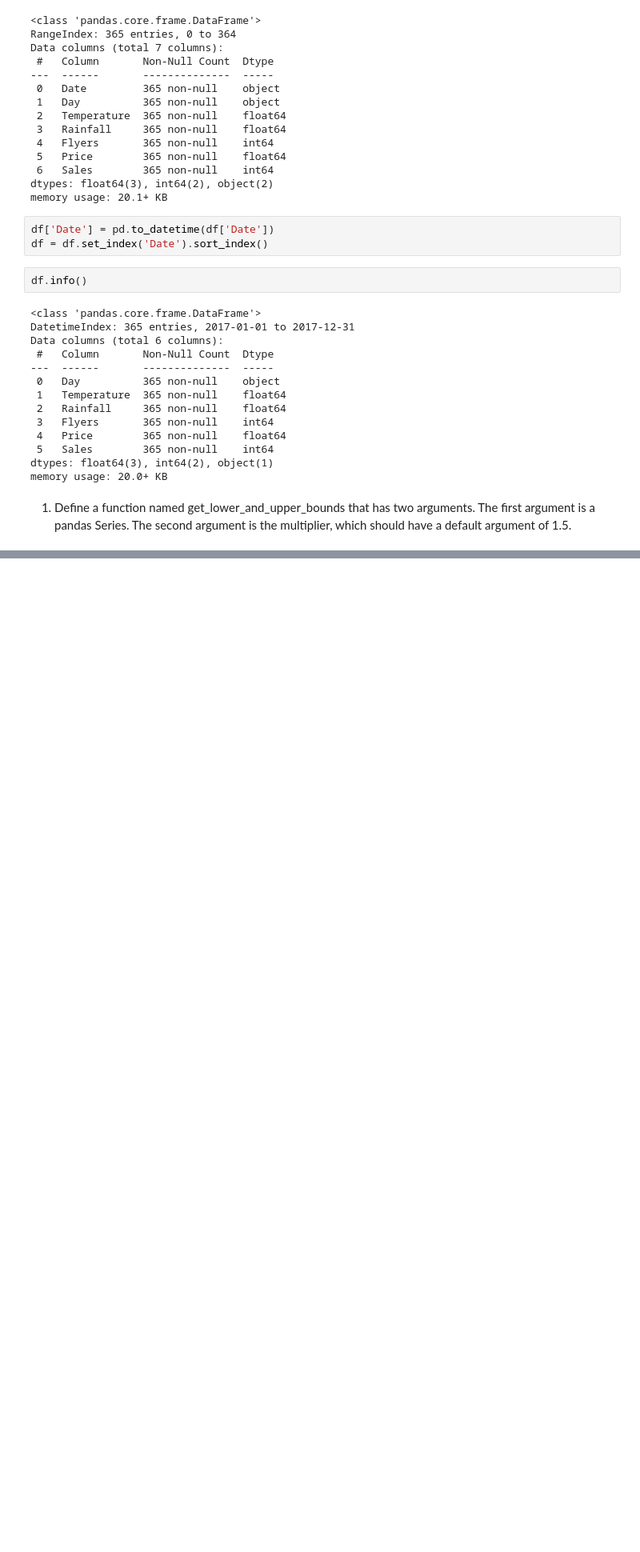
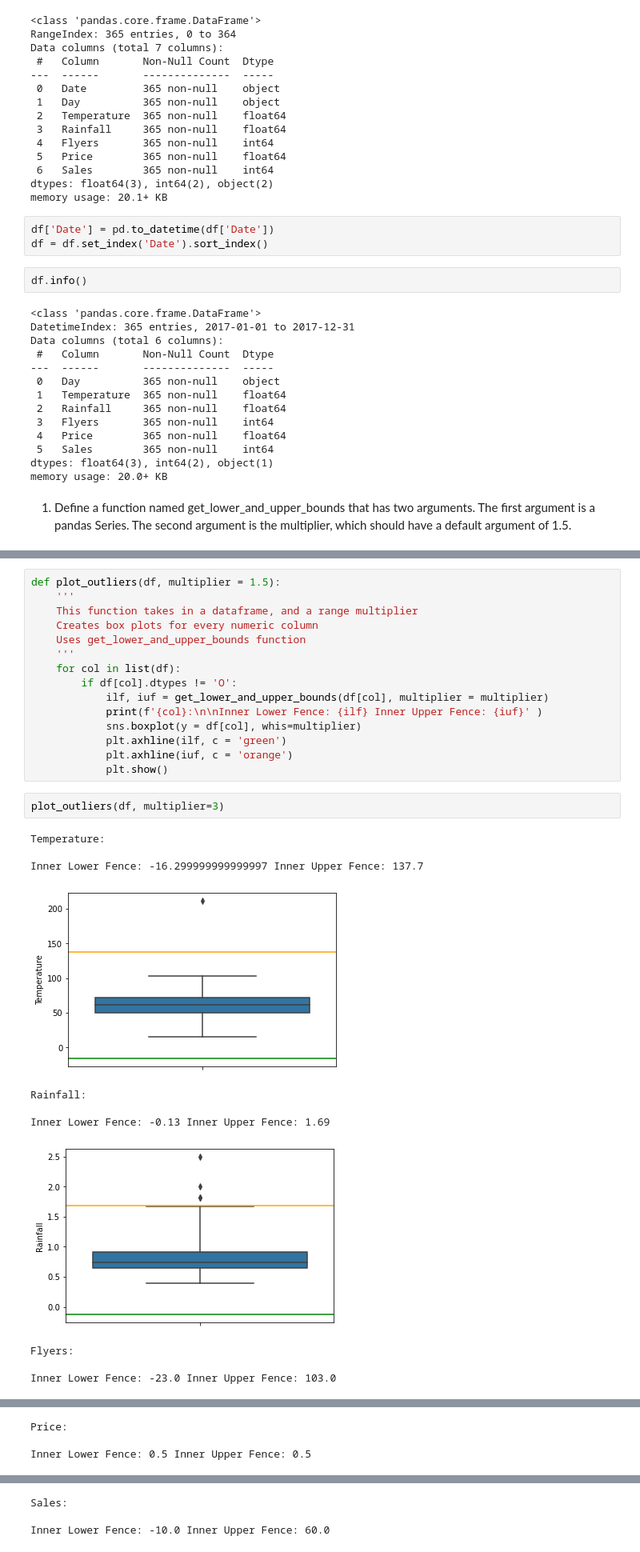
Before and after one commit to hrodjr/anomaly-detection-exercises, a Jupyter notebook: continuous_probabilistic_methods.ipynb, the cells around one changed output, grey strips where cells are left out. Shown at 80% size. Saved outputs shown, nothing was run; the diff lists cells and outputs as text; blank space fills up the shorter version.

```diff
--- a/continuous_probabilistic_methods.ipynb
+++ b/continuous_probabilistic_methods.ipynb
@@ -56,0 +240,29 @@ memory usage: 20.0+ KB
+# %%
+def plot_outliers(df, multiplier = 1.5):
+    '''
+    This function takes in a dataframe, and a range multiplier
+    Creates box plots for every numeric column
+    Uses get_lower_and_upper_bounds function
+    '''
+    for col in list(df):
+        if df[col].dtypes != 'O':
+            ilf, iuf = get_lower_and_upper_bounds(df[col], multiplier = multiplier)
+            print(f'{col}:\n\nInner Lower Fence: {ilf} Inner Upper Fence: {iuf}' )
+            sns.boxplot(y = df[col], whis=multiplier)
+            plt.axhline(ilf, c = 'green')
+            plt.axhline(iuf, c = 'orange')
+            plt.show()
+# %%
+plot_outliers(df, multiplier=3)
+# %% [output]
+Temperature:
+
+Inner Lower Fence: -16.299999999999997 Inner Upper Fence: 137.7
+[figure, added]
+Rainfall:
+
+Inner Lower Fence: -0.13 Inner Upper Fence: 1.69
+[figure, added]
+Flyers:
+
+Inner Lower Fence: -23.0 Inner Upper Fence: 103.0
@@ -56,0 +270,3 @@ memory usage: 20.0+ KB
+Price:
+
+Inner Lower Fence: 0.5 Inner Upper Fence: 0.5
@@ -56,0 +274,3 @@ memory usage: 20.0+ KB
+Sales:
+
+Inner Lower Fence: -10.0 Inner Upper Fence: 60.0
```
Also changed, not shown: parts of 43 cells of this notebook.
